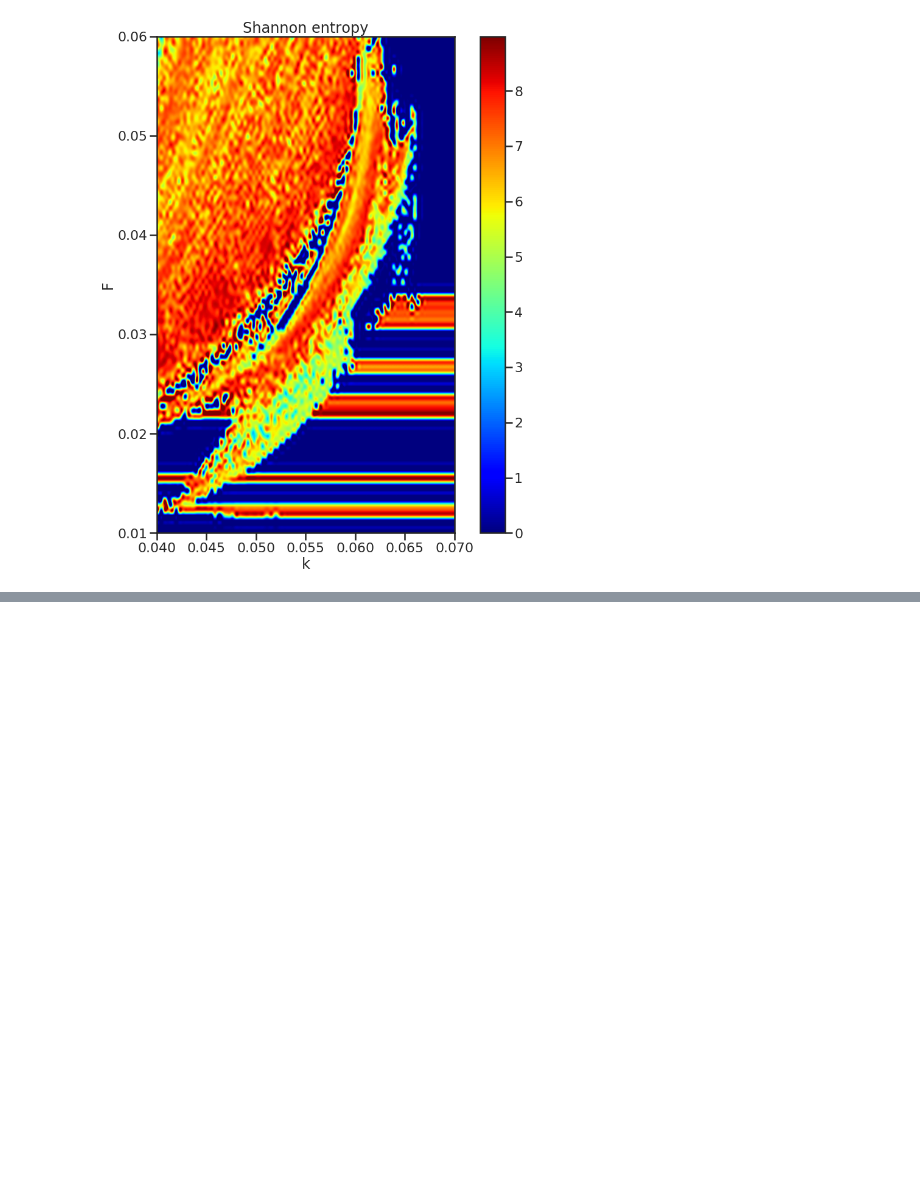
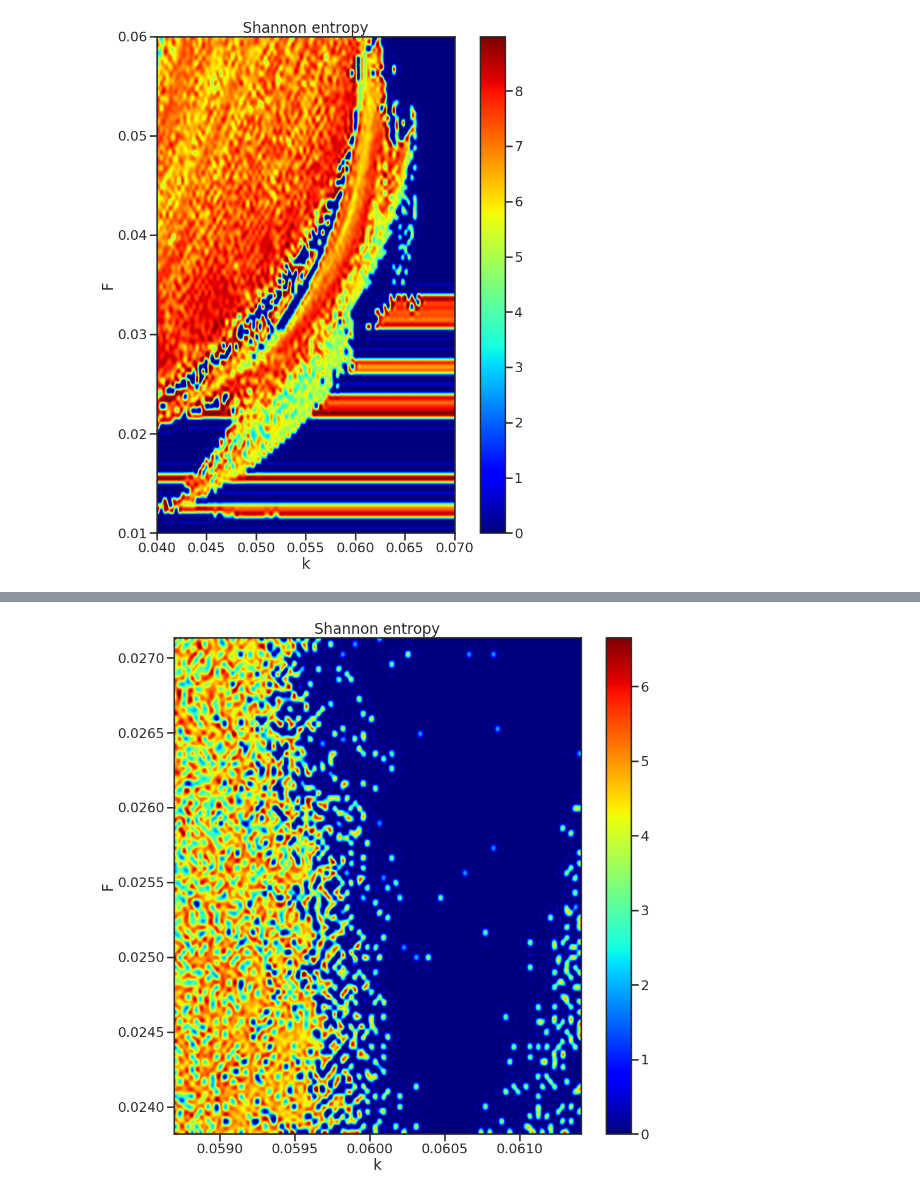
Before and after one commit to CoenHoningh/Complex-Systems, a Jupyter notebook: bulk_runs.ipynb, the cells around one changed output, grey strips where cells are left out. Cells and saved outputs as stored; diff of their text form; code cells hidden in the pictures; blank space fills up the shorter version.

```diff
--- a/bulk_runs.ipynb
+++ b/bulk_runs.ipynb
@@ -114,7 +114,7 @@ def shannon_entropy(inp):
     p = gaussian_kde(inp)
     return quad(lambda x: -p.pdf(x)*p.logpdf(x), -1000, 10000)[0]
 
-def bulk_entropy(f, k, n=250, T=25000):
+def bulk_entropy(f, k, n=200, T=10000):
     iters = len(f) * len(k)
 
     f, k = np.meshgrid(f, k)
@@ -175,3 +175,20 @@ plt.show()
 # %% [output]
 [interactive output not drawn]
 [figure]
+# %%
+# Transition 1
+# A F=0.0271360 k=0.06141
+# D F=0.0238191 k=0.05869347
+f = np.linspace(0.0238191, 0.0271360, 100)
+k = np.linspace(0.05869347, 0.06141, 100)
+
+outp = bulk_entropy(f, k)
+
+plt.figure(figsize=(15,15))
+plt.imshow(outp.T, cmap='jet', origin='lower', interpolation='lanczos', extent=(k[0], k[-1], f[0], f[-1]))
+plt.xlabel("k")
+plt.ylabel("F")
+plt.title("Shannon entropy")
+plt.colorbar()
+plt.show()
+# %% [output]
@@ -177,0 +196 @@ plt.show()
+[figure, added]
```
Also changed, not shown: parts of 1 cell of this notebook.
